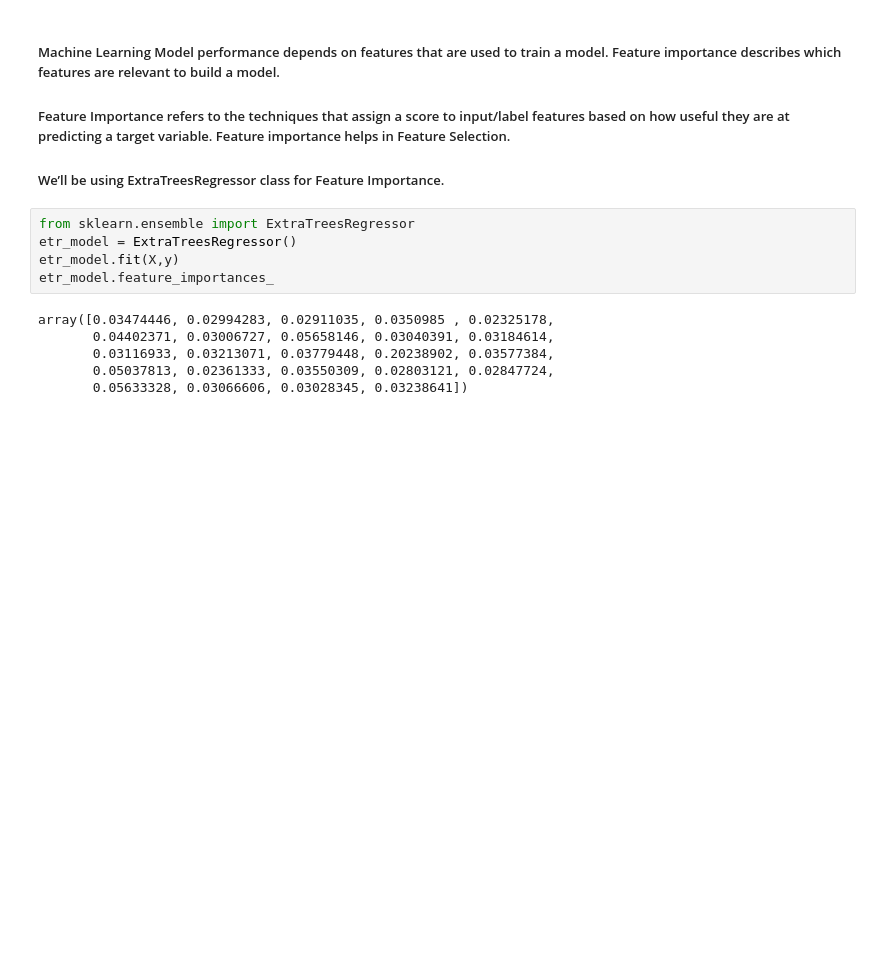
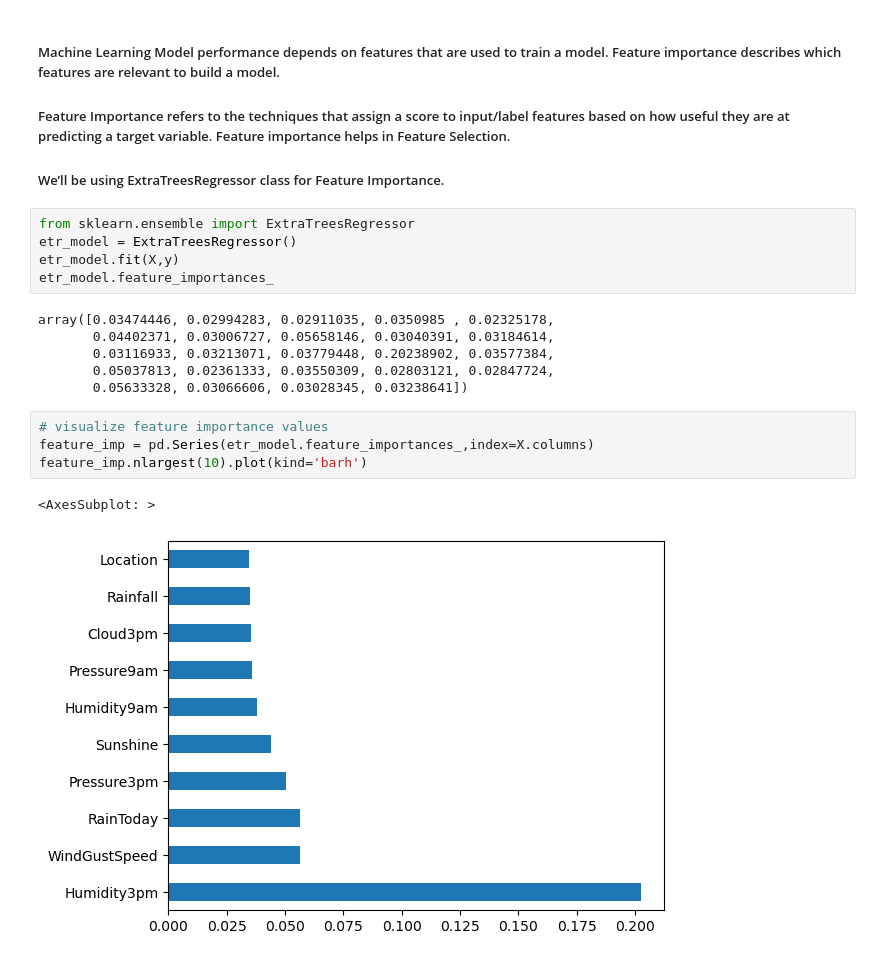
Before and after one commit to AmirMotefaker/myJupyterNotebook, a Jupyter notebook: Rain Prediction in Australia/Rain Prediction in Australia - v1/Rain Prediction in Australia - v1.ipynb, the cells around one changed output. Drawn from its saved outputs; the diff is of its cells as text; blank space fills up the shorter version.

```diff
--- a/Rain Prediction in Australia/Rain Prediction in Australia - v1/Rain Prediction in Australia - v1.ipynb
+++ b/Rain Prediction in Australia/Rain Prediction in Australia - v1/Rain Prediction in Australia - v1.ipynb
@@ -314,3 +314,10 @@ array([0.03474446, 0.02994283, 0.02911035, 0.0350985 , 0.02325178,
        0.03116933, 0.03213071, 0.03779448, 0.20238902, 0.03577384,
        0.05037813, 0.02361333, 0.03550309, 0.02803121, 0.02847724,
        0.05633328, 0.03066606, 0.03028345, 0.03238641])
+# %%
+# visualize feature importance values
+feature_imp = pd.Series(etr_model.feature_importances_,index=X.columns)
+feature_imp.nlargest(10).plot(kind='barh')
+# %% [output]
+<AxesSubplot: >
+[figure, added]
```
